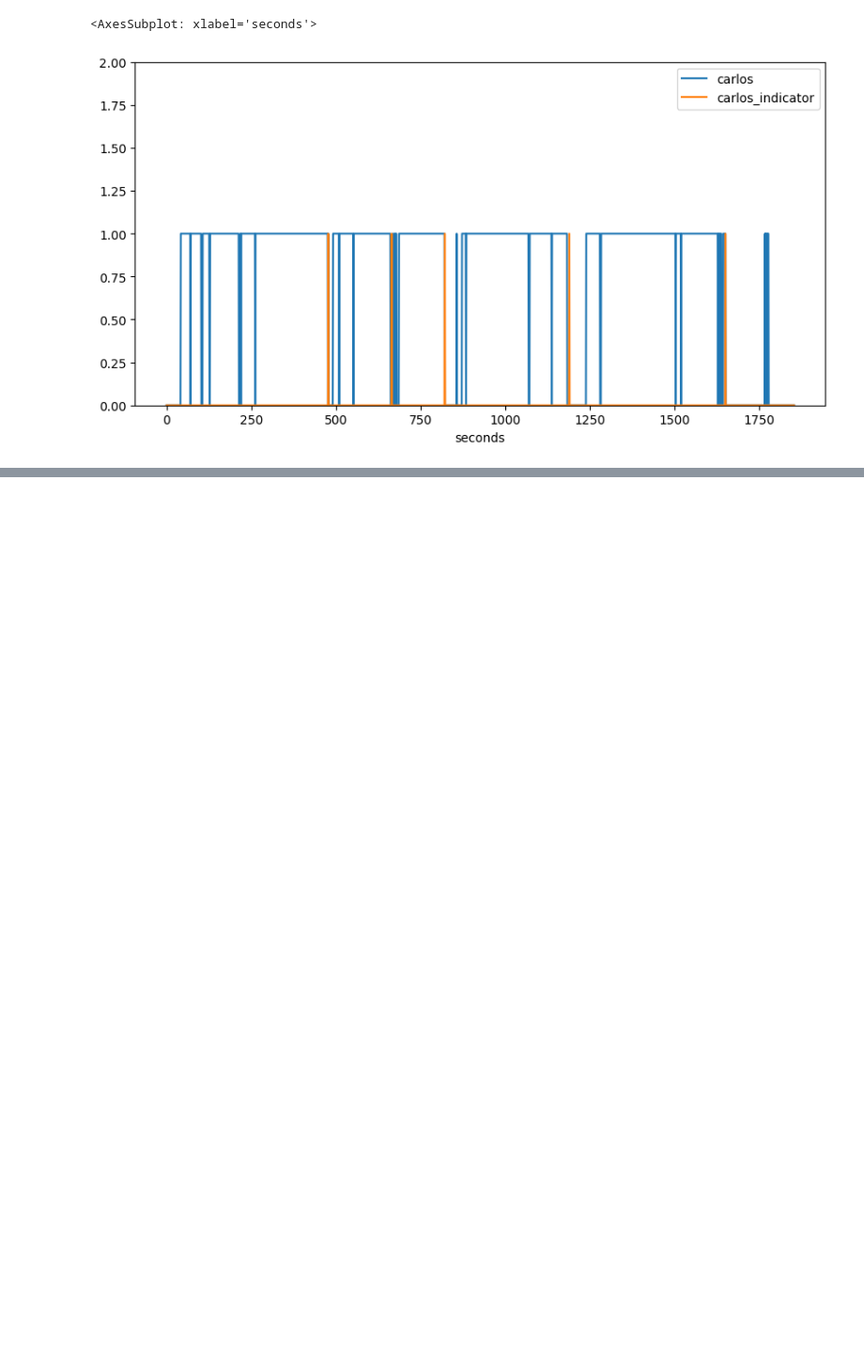
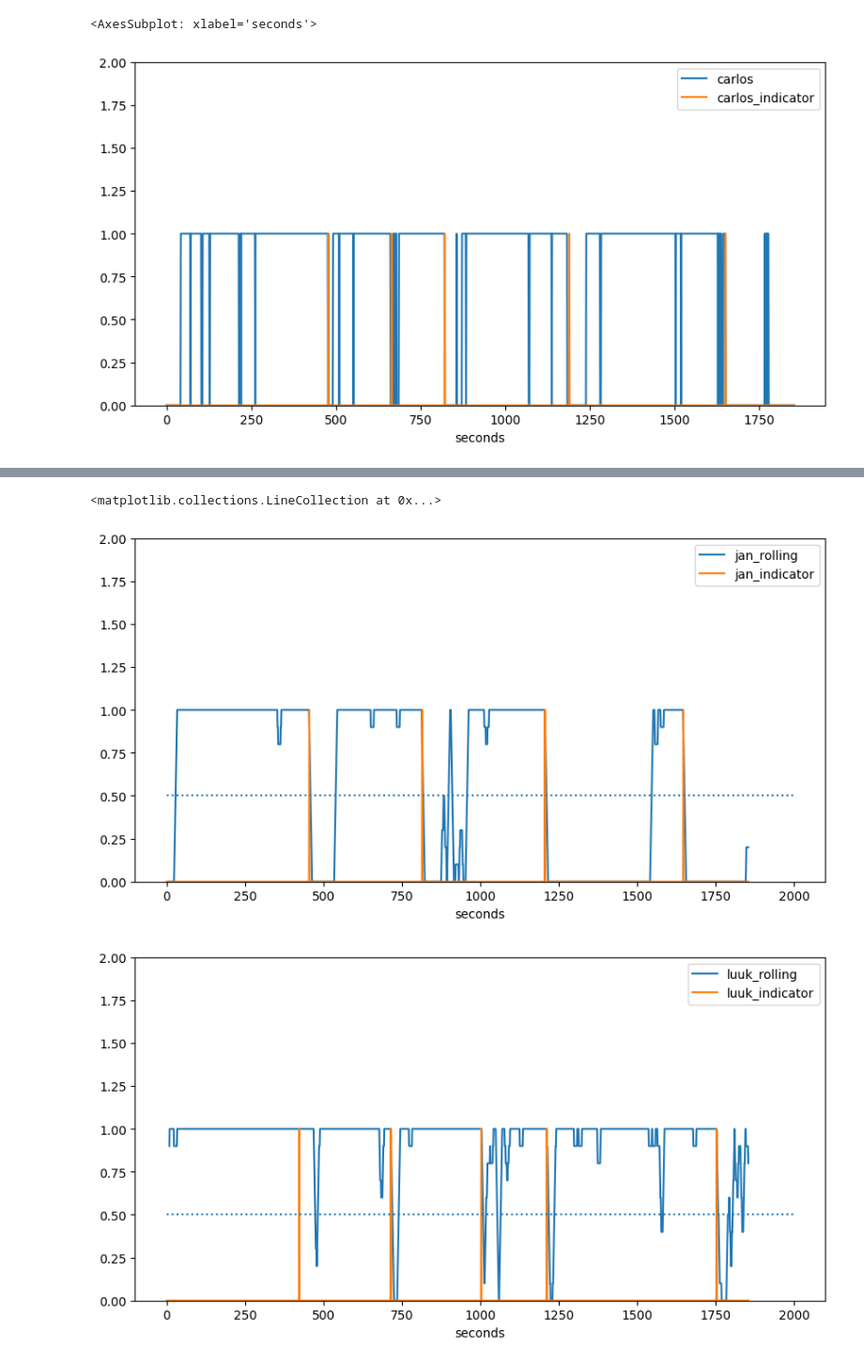
Before and after one commit to jan-ra/attention-keeper, a Jupyter notebook: data-processing.ipynb, the cells around one changed output, grey strips where cells are left out. Shown at 94% size. Saved outputs shown, nothing was run; the diff lists cells and outputs as text; code cells hidden in the pictures; blank space fills up the shorter version.

Commit message:
add rolling averages

```diff
--- a/data-processing.ipynb
+++ b/data-processing.ipynb
@@ -97,3 +98,9 @@ new.plot(x="seconds",y=["carlos", "carlos_indicator"],kind="line", ylim=(0,2), f
 # %% [output]
 <AxesSubplot: xlabel='seconds'>
 [figure]
+# %%
+rolling = 10
+new["jan_rolling"] = new["jan"].rolling(rolling).mean()
+new["luuk_rolling"] = new["luuk"].rolling(rolling).mean()
+new["mayank_rolling"] = new["mayank"].rolling(rolling).mean()
+new["carlos_rolling"] = new["carlos"].rolling(rolling).mean()
@@ -99,0 +123,9 @@ new.plot(x="seconds",y=["carlos", "carlos_indicator"],kind="line", ylim=(0,2), f
+# %%
+new.plot(x="seconds",y=["jan_rolling", "jan_indicator"],kind="line", ylim=(0,2), figsize=(10,5)).hlines(0.5, 0, 2000, linestyles="dotted")
+new.plot(x="seconds",y=["luuk_rolling", "luuk_indicator"],kind="line", ylim=(0,2), figsize=(10,5)).hlines(0.5, 0, 2000, linestyles="dotted")
+new.plot(x="seconds",y=["mayank_rolling", "mayank_indicator"],kind="line", ylim=(0,2), figsize=(10,5)).hlines(0.5, 0, 2000, linestyles="dotted")
+new.plot(x="seconds",y=["carlos_rolling", "carlos_indicator"],kind="line", ylim=(0,2), figsize=(10,5)).hlines(0.5, 0, 2000, linestyles="dotted")
+# %% [output]
+<matplotlib.collections.LineCollection at 0x...>
+[figure, added]
+[figure, added]
```
Also changed, not shown: parts of 17 cells of this notebook.
